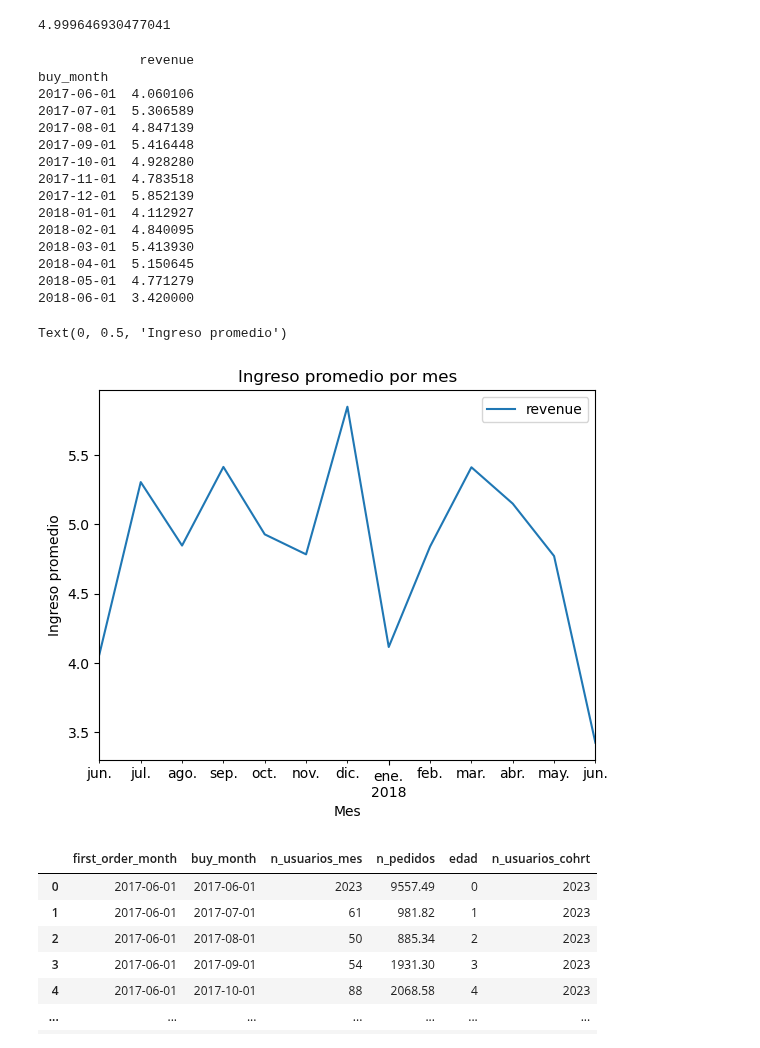
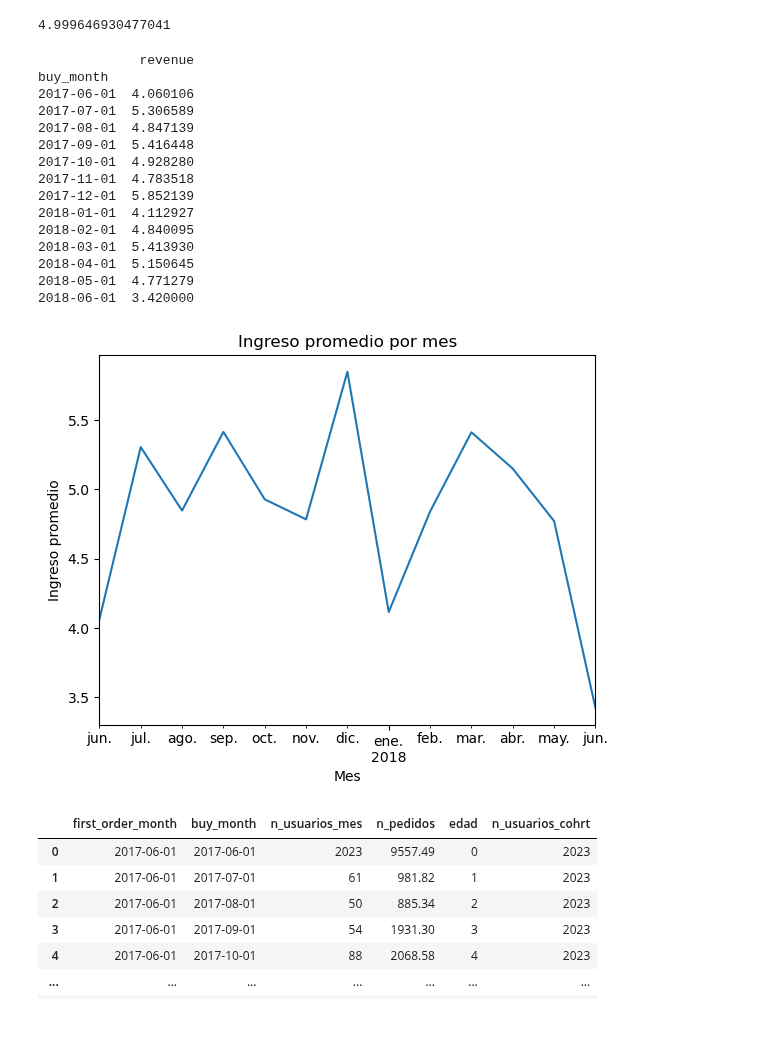
Before and after one commit to hukitan/tripleten, a Jupyter notebook: Proyectos_en_desarrollo/Proyecto 9/proyecto_9.ipynb, the cells around one changed output. Drawn from its saved outputs; the diff is of its cells as text; code cells hidden in the pictures.

```diff
--- a/Proyectos_en_desarrollo/Proyecto 9/proyecto_9.ipynb
+++ b/Proyectos_en_desarrollo/Proyecto 9/proyecto_9.ipynb
@@ -407,28 +407,28 @@ buy_mean
 # %%
 rev_month = orders.pivot_table(index='buy_month', values= 'revenue', aggfunc='mean')
 print(rev_month)
 rev_month.plot()
 plt.title('Ingreso promedio por mes')
 plt.xlabel('Mes')
 plt.ylabel('Ingreso promedio')
+plt.legend().remove()
 # %% [output]
              revenue
 buy_month
 2017-06-01  4.060106
 2017-07-01  5.306589
 2017-08-01  4.847139
 2017-09-01  5.416448
 2017-10-01  4.928280
 2017-11-01  4.783518
 2017-12-01  5.852139
 2018-01-01  4.112927
 2018-02-01  4.840095
 2018-03-01  5.413930
 2018-04-01  5.150645
 2018-05-01  4.771279
 2018-06-01  3.420000
-Text(0, 0.5, 'Ingreso promedio')
-[figure, old version]
+[figure, new version]
 # %%
 # ¿Cuánto dinero traen? (LTV)
 ltv = cohortes.groupby(['first_order_month', 'buy_month']).agg(
```
Also changed, not shown: parts of 1 cell of this notebook.
